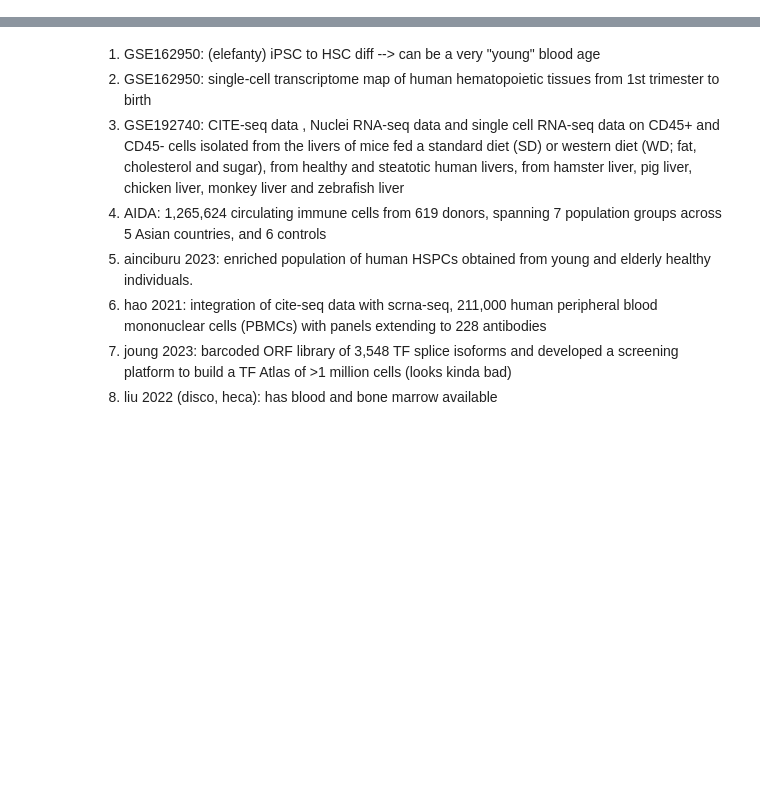
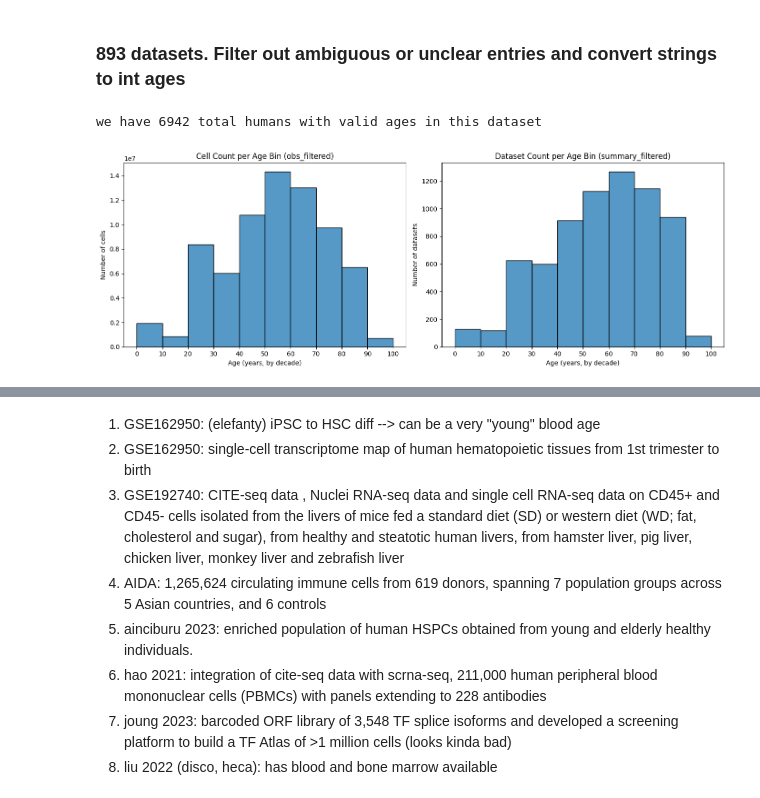
Before and after one commit to fderop/seafront, a Jupyter notebook: 00_main.ipynb, the cells around one changed output, grey strips where cells are left out. Drawn from its saved outputs; the diff is of its cells as text; code cells hidden in the pictures; blank space fills up the shorter version.

```diff
--- a/00_main.ipynb
+++ b/00_main.ipynb
@@ -5,0 +24,14 @@ Focus on blood, write the scripts in a way that can be generalizable to other sy
+# %%
+import os
+
+obs_file_path = "meta/census_obs.parquet"
+
+if os.path.exists(obs_file_path):
+    obs = pd.read_parquet(obs_file_path)
+else:
+    with cellxgene_census.open_soma(census_version="2025-01-30") as census:
+        obs = census["census_data"]["homo_sapiens"].obs.read().concat().to_pandas()
+    obs.to_parquet(obs_file_path, index=False)
+
+summary = seafront.standardize.summarize_obs(obs)
+summary.to_parquet("meta/cellxgene_human_dataset_overview.parquet", index=False)
@@ -5,0 +69,18 @@ Focus on blood, write the scripts in a way that can be generalizable to other sy
+# %% [markdown]
+### 893 datasets. Filter out ambiguous or unclear entries and convert strings to int ages
+# %%
+obs_filtered = seafront.standardize.filter_obs_with_age_int(obs)
+summary_filtered = seafront.standardize.summarize_obs(obs_filtered)
+# %%
+n_patients_per_dataset = obs_filtered.groupby("dataset_id", observed=False)["age_int"].nunique()
+print(f"We have {n_patients_per_dataset.sum()} total humans with valid ages in this dataset")
+# %% [output]
+we have 6942 total humans with valid ages in this dataset
+# %%
+seafront.plot_qc
+
+fig, axes = plt.subplots(1, 2, figsize=(14, 5))
+seafront.plot_qc.plot_age_histograms(obs_filtered, summary_filtered, fig, axes)
+plt.show()
+# %% [output]
+[figure, added]
```
Also changed, not shown: parts of 14 cells of this notebook, 8 other files.
